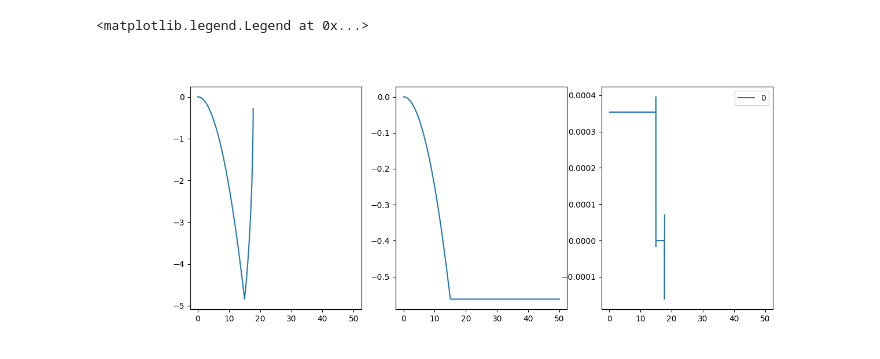
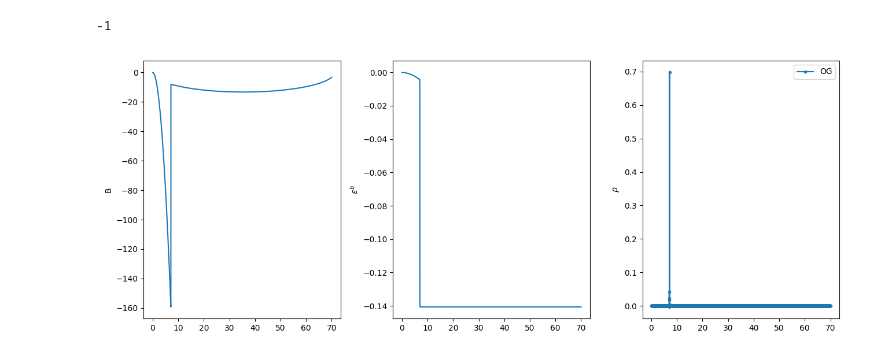
Before and after one commit to LoreCip/LQG-BH-Collapse, a Jupyter notebook: PostProcessing/visual.ipynb, the cells around one changed output. Saved outputs shown, nothing was run; the diff lists cells and outputs as text; code cells hidden in the pictures.

```diff
--- a/PostProcessing/visual.ipynb
+++ b/PostProcessing/visual.ipynb
@@ -26,12 +26,22 @@ r0 = 15
 # %%
 fig, axs = plt.subplots(1, 3, figsize = (13,5), sharex = True)
 # for idx in range(len(fr)):
-for idx in [0]:
-    axs[0].plot(fx, fB[:], label = idx)
-    axs[1].plot(fx, fE[:], label = idx)
-    axs[2].plot(fx[10:], fr[10:], label = idx)
+for idx in [-1]:
+    axs[0].plot(fx, fB[idx, :],      label = "OG")
+    axs[1].plot(fx, fE[idx, :],      label = "OG")
+    axs[2].plot(fx[10:], fr[idx, 10:], '.-',    label = "OG")
 
-plt.legend()
+    # axs[0].plot(fx_s, fB_s[idx, :],    '--', label = "Symm")
+    # axs[1].plot(fx_s, fE_s[idx, :],    '--', label = "Symm")
+    # axs[2].plot(fx_s[:], fr_s[idx, :], '--', label = "Symm")
+
+axs[0].set_ylabel("B")
+axs[1].set_ylabel(r"$\epsilon^b$")
+axs[2].set_ylabel(r"$\rho$")
+
+plt.tight_layout()
+print(idx)
+plt.legend();
 # %% [output]
-<matplotlib.legend.Legend at 0x...>
+-1
-[figure, old version]
+[figure, new version]
```
Also changed, not shown: parts of 4 cells of this notebook, 10 other files.
